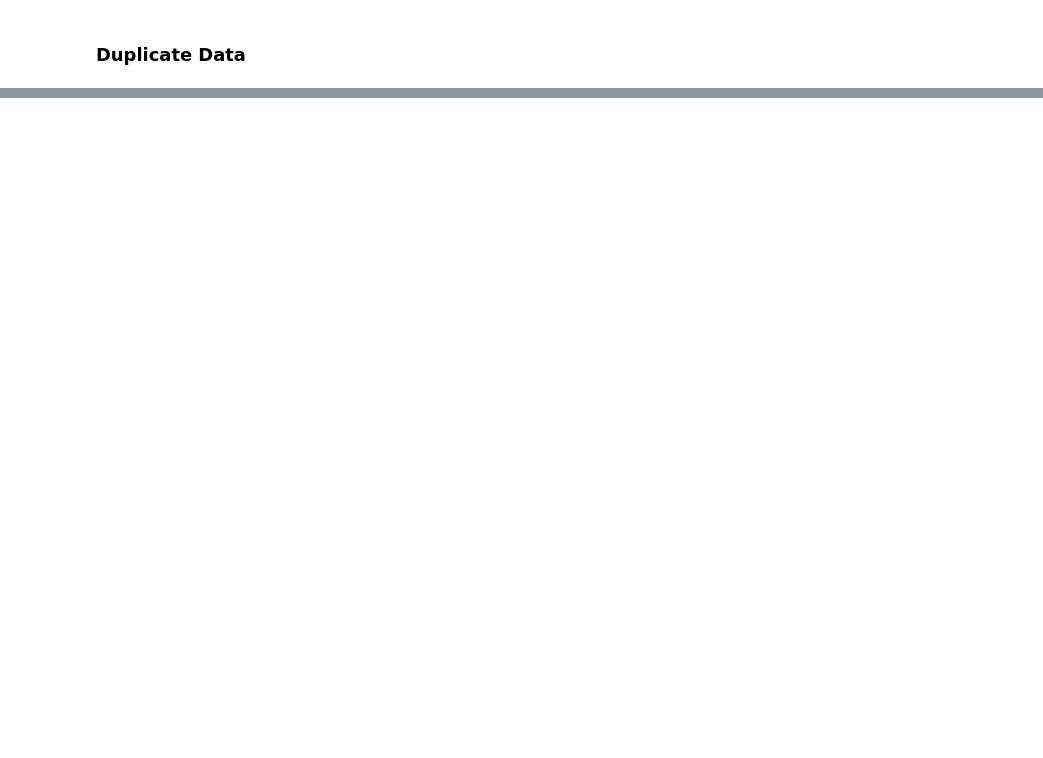
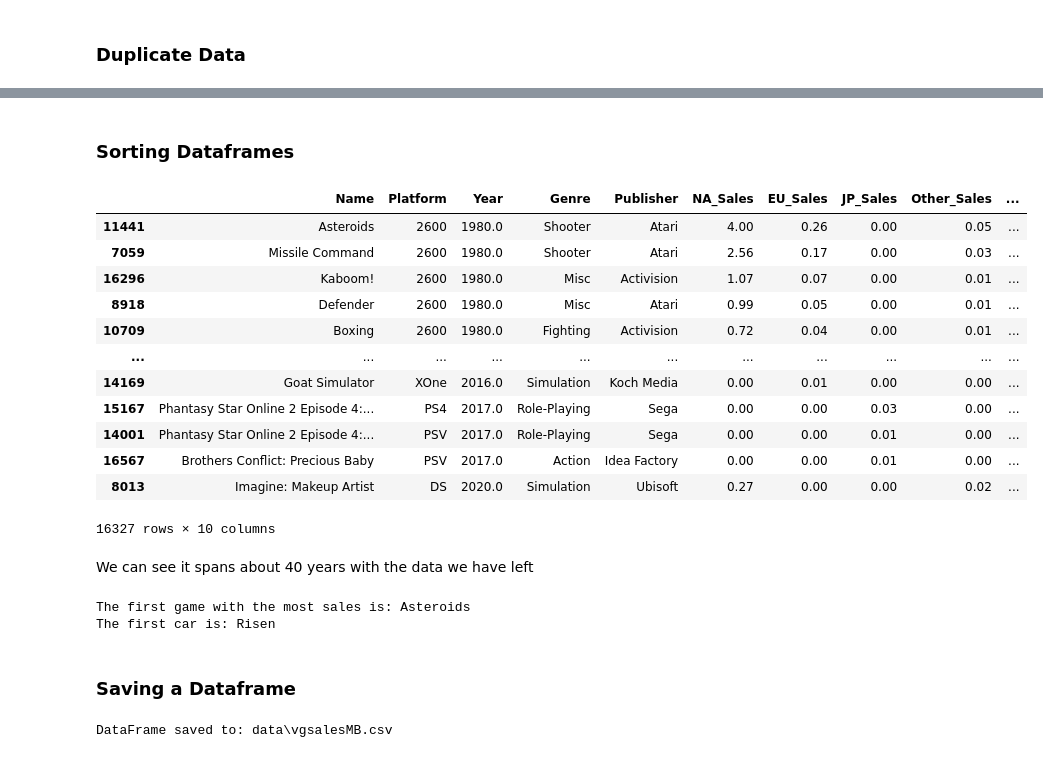
Before and after one commit to itspennyh/CSC177, a Jupyter notebook: dataPreProsUn226.ipynb, the cells around one changed output, grey strips where cells are left out. Drawn from its saved outputs; the diff is of its cells as text; code cells hidden in the pictures; blank space fills up the shorter version.

```diff
--- a/dataPreProsUn226.ipynb
+++ b/dataPreProsUn226.ipynb
@@ -139,0 +203,51 @@ print('Number of duplicate rows = %d' % (dups.sum()))
+# %% [markdown]
+### Sorting Dataframes
+# %%
+# sorting first by year, then by global sales
+dfMB = dfMB.sort_values(by=['Year','Global_Sales'],ascending=[True, False])
+# Also getting rid of any rows that dont have a year
+# So we can see the full range
+dfMB = dfMB.dropna(subset=['Year'])
+dfMB
+# %% [output]
+|  | Name | Platform | Year | Genre | Publisher | NA_Sales | EU_Sales | JP_Sales | Other_Sales | ... |
+| 11441 | Asteroids | 2600 | 1980.0 | Shooter | Atari | 4.00 | 0.26 | 0.00 | 0.05 | ... |
+| 7059 | Missile Command | 2600 | 1980.0 | Shooter | Atari | 2.56 | 0.17 | 0.00 | 0.03 | ... |
+| 16296 | Kaboom! | 2600 | 1980.0 | Misc | Activision | 1.07 | 0.07 | 0.00 | 0.01 | ... |
+| 8918 | Defender | 2600 | 1980.0 | Misc | Atari | 0.99 | 0.05 | 0.00 | 0.01 | ... |
+| 10709 | Boxing | 2600 | 1980.0 | Fighting | Activision | 0.72 | 0.04 | 0.00 | 0.01 | ... |
+| ... | ... | ... | ... | ... | ... | ... | ... | ... | ... | ... |
+| 14169 | Goat Simulator | XOne | 2016.0 | Simulation | Koch Media | 0.00 | 0.01 | 0.00 | 0.00 | ... |
+| 15167 | Phantasy Star Online 2 Episode 4:... | PS4 | 2017.0 | Role-Playing | Sega | 0.00 | 0.00 | 0.03 | 0.00 | ... |
+| 14001 | Phantasy Star Online 2 Episode 4:... | PSV | 2017.0 | Role-Playing | Sega | 0.00 | 0.00 | 0.01 | 0.00 | ... |
+| 16567 | Brothers Conflict: Precious Baby | PSV | 2017.0 | Action | Idea Factory | 0.00 | 0.00 | 0.01 | 0.00 | ... |
+| 8013 | Imagine: Makeup Artist | DS | 2020.0 | Simulation | Ubisoft | 0.27 | 0.00 | 0.00 | 0.02 | ... |
+16327 rows × 10 columns
+# %% [markdown]
+We can see it spans about 40 years with the data we have left
+# %%
+print("The first game with the most sales is: {}".format(dfMB['Name'].iloc[0]))
+print("The first car is: {}".format(dfMB['Name'].loc[0]))
+# check readout from shuffling frames if confused by what above line produces
+
+#loc gets rows (or columns) with particular labels from the index.
+#iloc gets rows (or columns) at particular positions in the index (so it only takes integers).
+# %% [output]
+The first game with the most sales is: Asteroids
+The first car is: Risen
+# %% [markdown]
+### Saving a Dataframe
+# %%
+import os
+
+# Relative path within the repository
+writeFlnam = os.path.join("data", "vgsalesMB.csv")
+
+# Ensure the 'data' directory exists
+os.makedirs(os.path.dirname(writeFlnam), exist_ok=True)
+
+# Save the DataFrame
+dfMB.to_csv(writeFlnam, index=False)
+print("DataFrame saved to: {}".format(writeFlnam))
+# %% [output]
+DataFrame saved to: data\vgsalesMB.csv
```
Also changed, not shown: parts of 12 cells of this notebook.
